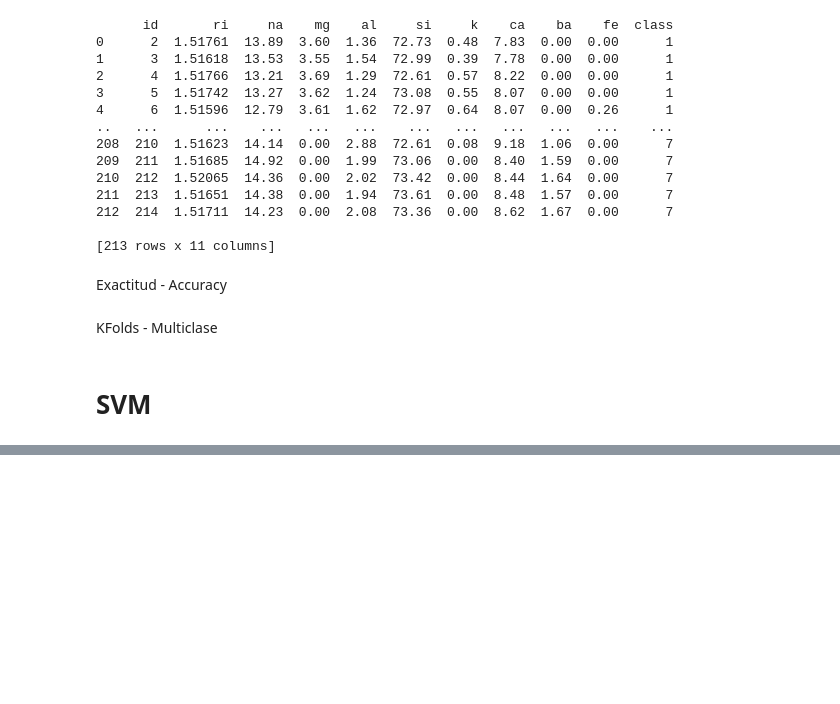
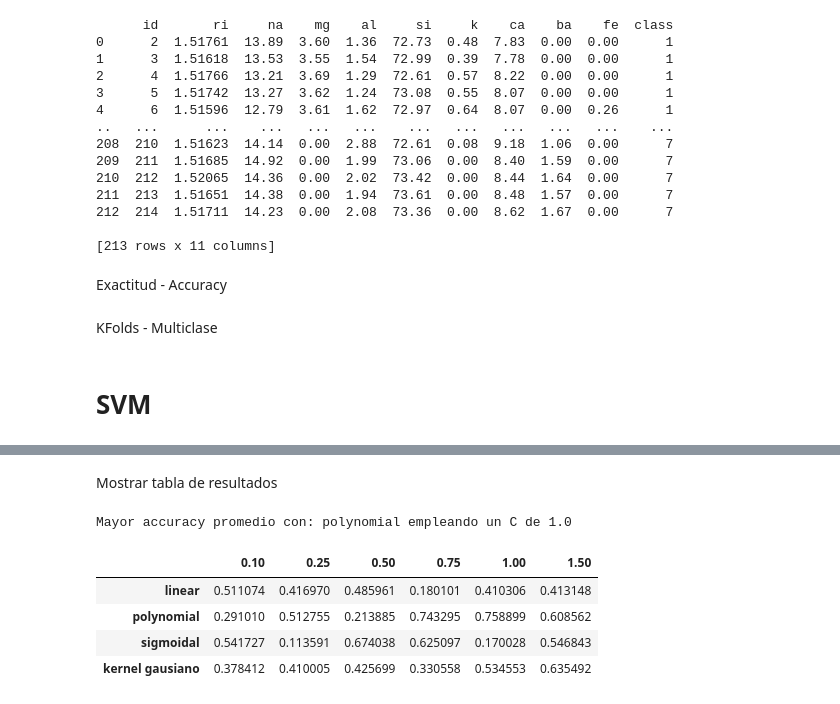
Before and after one commit to JazmineAlfaro/Topicos-en-Inteligencia-Artificial, a Jupyter notebook: MLP-SVM/MLP-SVM.ipynb, the cells around one changed output, grey strips where cells are left out. Cells and saved outputs as stored; diff of their text form; code cells hidden in the pictures; blank space fills up the shorter version.

```diff
--- a/MLP-SVM/MLP-SVM.ipynb
+++ b/MLP-SVM/MLP-SVM.ipynb
@@ -286,0 +443,25 @@ Score de kernel gausiano SVM:
+# %% [markdown]
+Mostrar tabla de resultados
+# %%
+#obtener mejores parametros
+parametros = (0,0)
+for s in range(len(modelos_SVM)):
+    for it in range(len(paramteros_C)):
+        if(matrix_ac_glass[s,it] > matrix_ac_glass[parametros[0],parametros[1]]):
+            parametros = (s, it)
+
+#setear labels a columnas y filas
+result_SVM_glass = pd.DataFrame(data = matrix_ac_glass, index= modelos_SVM, columns = paramteros_C)
+
+#imprimir mejor acuracy
+print("Mayor accuracy promedio con: " + str(modelos_SVM[parametros[0]]) + " empleando un C de " + str(paramteros_C[parametros[1]]))
+
+#mostrar resultados empleando SVM en Titanic
+result_SVM_glass
+# %% [output]
+Mayor accuracy promedio con: polynomial empleando un C de 1.0
+|  | 0.10 | 0.25 | 0.50 | 0.75 | 1.00 | 1.50 |
+| linear | 0.511074 | 0.416970 | 0.485961 | 0.180101 | 0.410306 | 0.413148 |
+| polynomial | 0.291010 | 0.512755 | 0.213885 | 0.743295 | 0.758899 | 0.608562 |
+| sigmoidal | 0.541727 | 0.113591 | 0.674038 | 0.625097 | 0.170028 | 0.546843 |
+| kernel gausiano | 0.378412 | 0.410005 | 0.425699 | 0.330558 | 0.534553 | 0.635492 |
```
Also changed, not shown: parts of 16 cells of this notebook.
